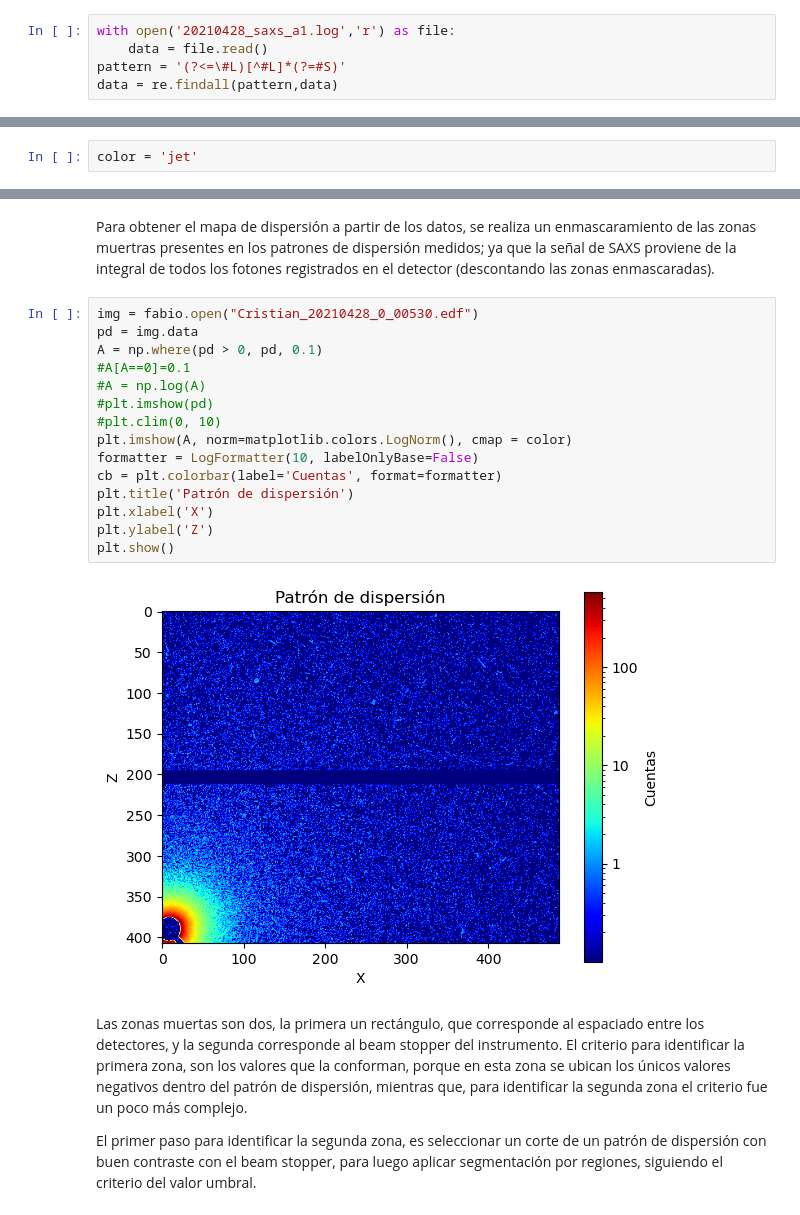
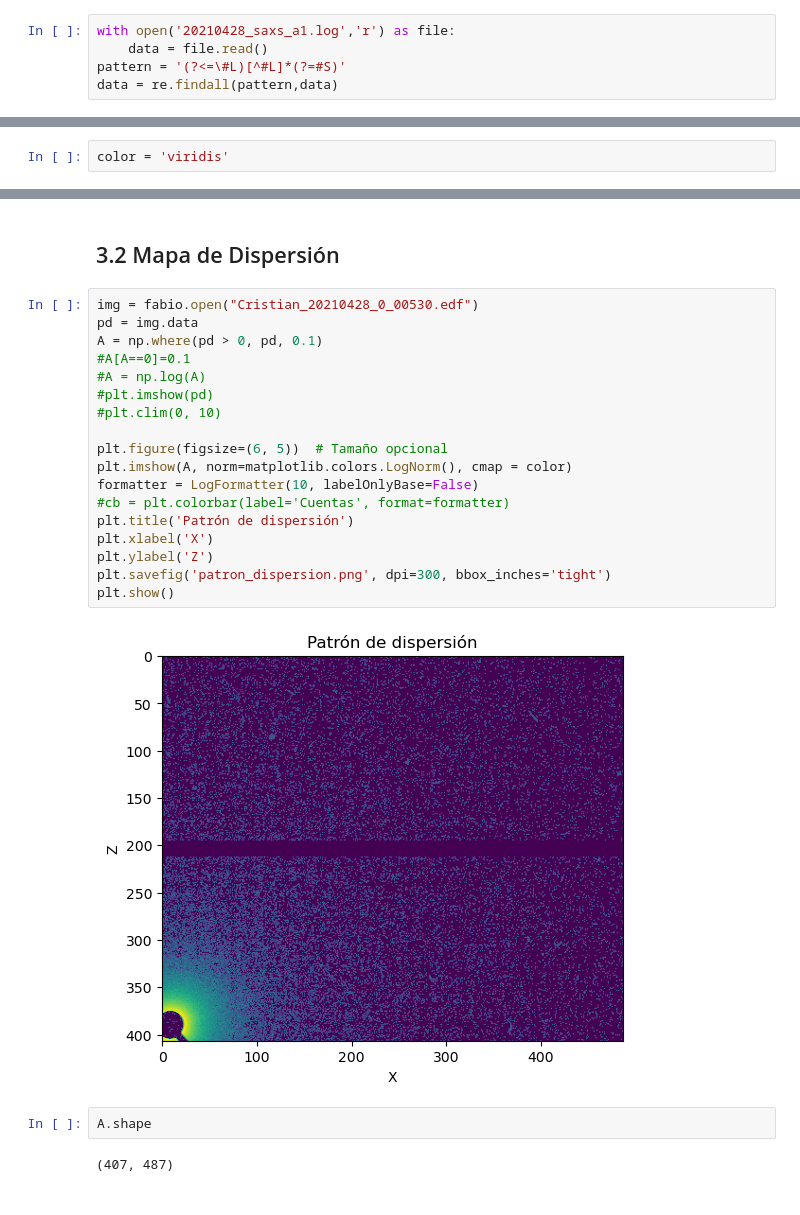
Before and after one commit to Gustavoq14/Restauracion-de-Informacion-en-Mapas-Bidimensionales-Obtenidos-por-SAXS, a Jupyter notebook: Notebooks/Restauracion_II.ipynb, the cells around one changed output, grey strips where cells are left out. Saved outputs shown, nothing was run; the diff lists cells and outputs as text.

```diff
--- a/Notebooks/Restauracion_II.ipynb
+++ b/Notebooks/Restauracion_II.ipynb
@@ -116,4 +118,4 @@ Una vez ordenados, se procede a extraer los valores de intensidades transmitidas
 # %%
-color = 'jet'
+color = 'viridis'
 # %%
 a = data.iloc[-1]
@@ -145,29 +146,29 @@ plt.show()
-# %% [markdown]
-Para obtener el mapa de dispersión a partir de los datos, se realiza un enmascaramiento de las zonas muertras presentes en los patrones de dispersión medidos; ya que la señal de SAXS proviene de
-la integral de todos los fotones registrados en el detector (descontando las zonas enmascaradas).
+# %% [markdown]
+## 3.2 Mapa de Dispersión
 # %%
 img = fabio.open("Cristian_20210428_0_00530.edf")
 pd = img.data
 A = np.where(pd > 0, pd, 0.1)
 #A[A==0]=0.1
 #A = np.log(A)
 #plt.imshow(pd)
 #plt.clim(0, 10)
+
+plt.figure(figsize=(6, 5))  # Tamaño opcional
 plt.imshow(A, norm=matplotlib.colors.LogNorm(), cmap = color)
 formatter = LogFormatter(10, labelOnlyBase=False)
-cb = plt.colorbar(label='Cuentas', format=formatter)
+#cb = plt.colorbar(label='Cuentas', format=formatter)
 plt.title('Patrón de dispersión')
 plt.xlabel('X')
 plt.ylabel('Z')
+plt.savefig('patron_dispersion.png', dpi=300, bbox_inches='tight')
 plt.show()
 # %% [output]
-[figure, old version]
+[figure, new version]
-# %% [markdown]
-Las zonas muertas son dos, la primera un rectángulo, que corresponde al espaciado entre los
-detectores, y la segunda corresponde al beam stopper del instrumento. El criterio para identificar la primera zona, son los valores que la conforman, porque en esta zona se ubican los únicos valores negativos dentro del patrón de dispersión, mientras que, para identificar la segunda zona el criterio fue un poco más complejo.
-
-El primer paso para identificar la segunda zona, es seleccionar un corte de un patrón de
-dispersión con buen contraste con el beam stopper, para luego aplicar segmentación por regiones, siguiendo el criterio del valor umbral.
+# %%
+A.shape
+# %% [output]
+(407, 487)
 # %%
 A = np.where(pd < 0, NA, pd)
 B = A[372:407,0:31]
```
Also changed, not shown: parts of 84 cells of this notebook, 3 other files.
